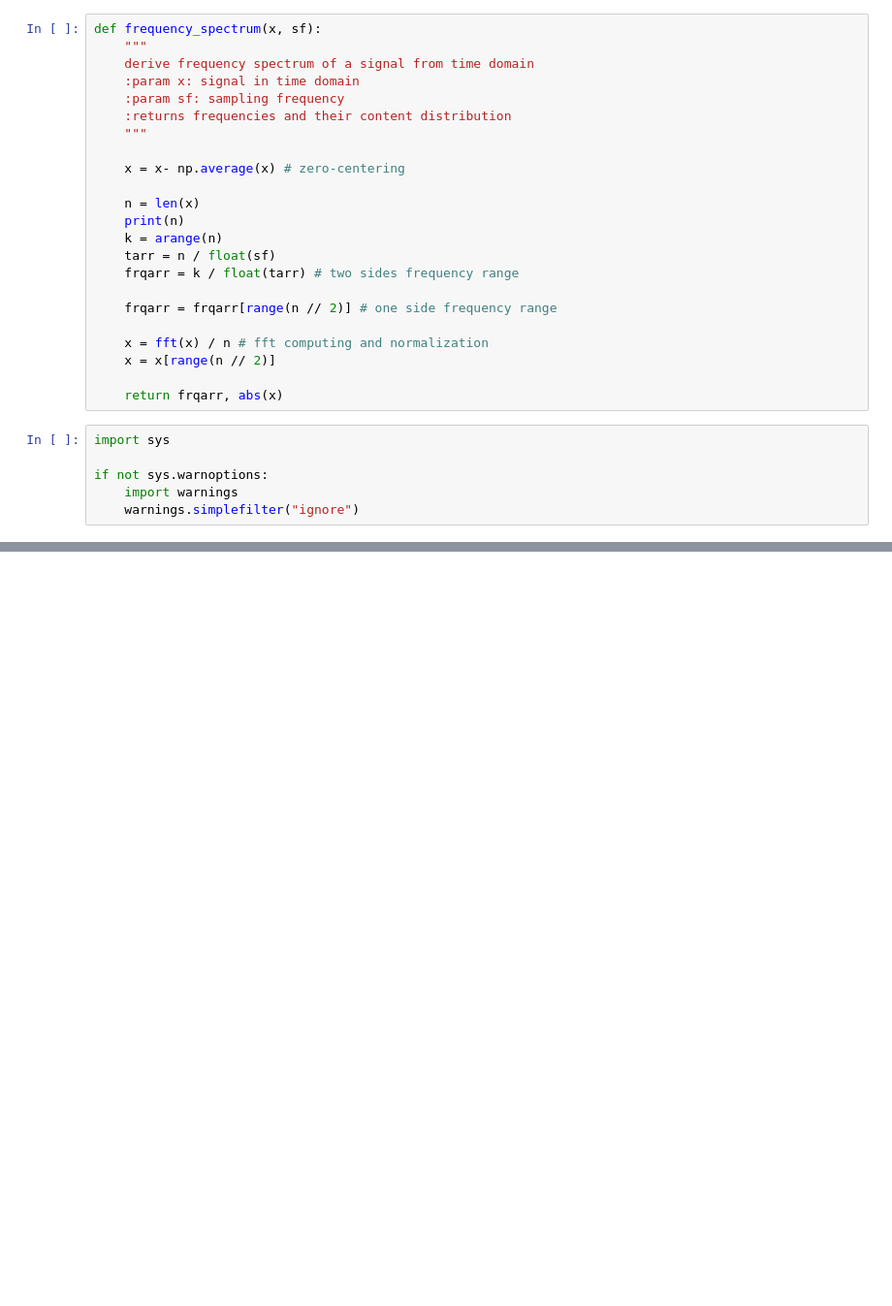
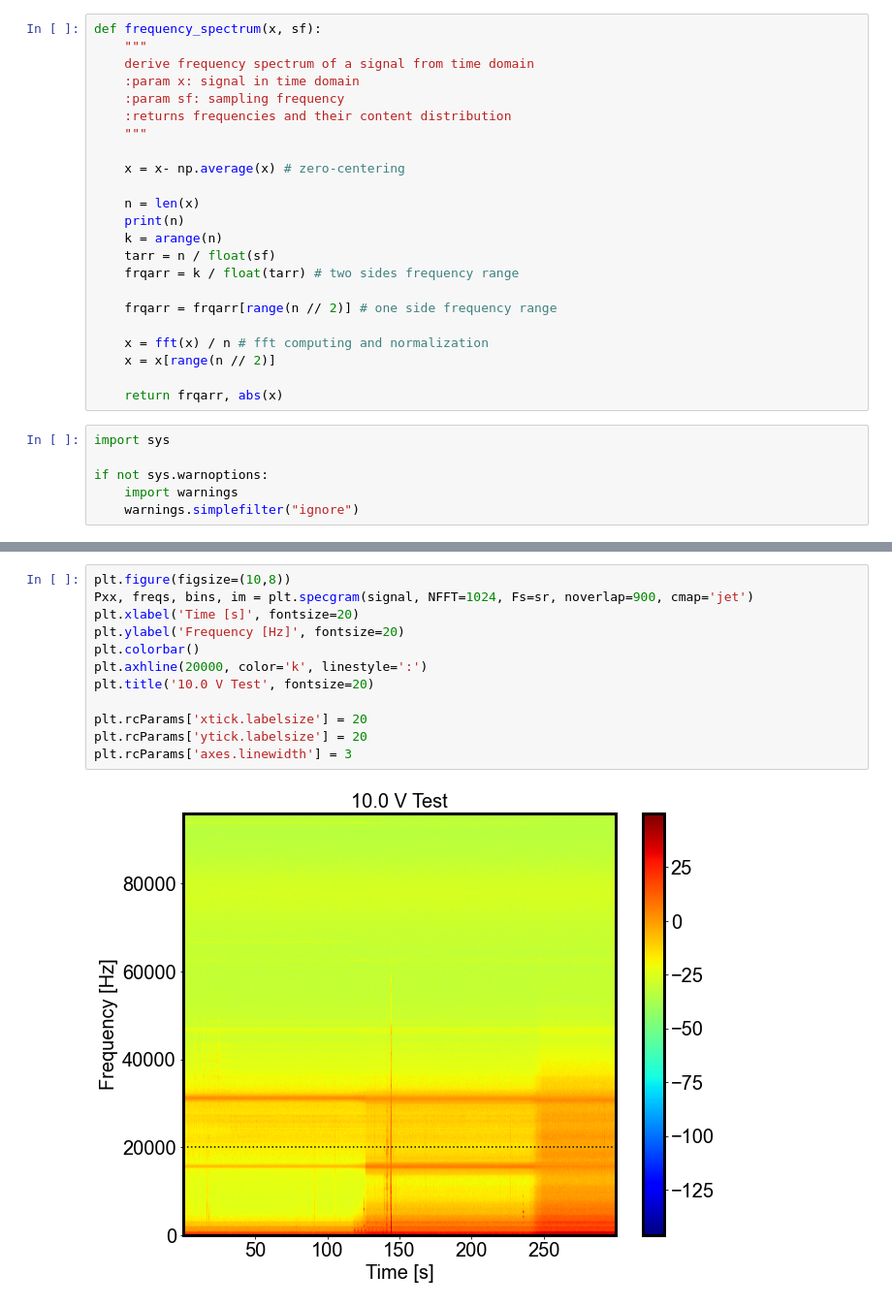
Before and after one commit to naureeng/SWC_ultrasound, a Jupyter notebook: SWC_Ultrasonic.ipynb, the cells around one changed output, grey strips where cells are left out. Shown at 97% size. Cells and saved outputs as stored; diff of their text form; blank space fills up the shorter version.

```diff
--- a/SWC_Ultrasonic.ipynb
+++ b/SWC_Ultrasonic.ipynb
@@ -87,0 +134,14 @@ plt.rcParams['axes.linewidth'] = 3
+# %%
+plt.figure(figsize=(10,8))
+Pxx, freqs, bins, im = plt.specgram(signal, NFFT=1024, Fs=sr, noverlap=900, cmap='jet')
+plt.xlabel('Time [s]', fontsize=20)
+plt.ylabel('Frequency [Hz]', fontsize=20)
+plt.colorbar()
+plt.axhline(20000, color='k', linestyle=':')
+plt.title('10.0 V Test', fontsize=20)
+
+plt.rcParams['xtick.labelsize'] = 20
+plt.rcParams['ytick.labelsize'] = 20
+plt.rcParams['axes.linewidth'] = 3
+# %% [output]
+[figure, added]
```
Also changed, not shown: parts of 7 cells of this notebook.
